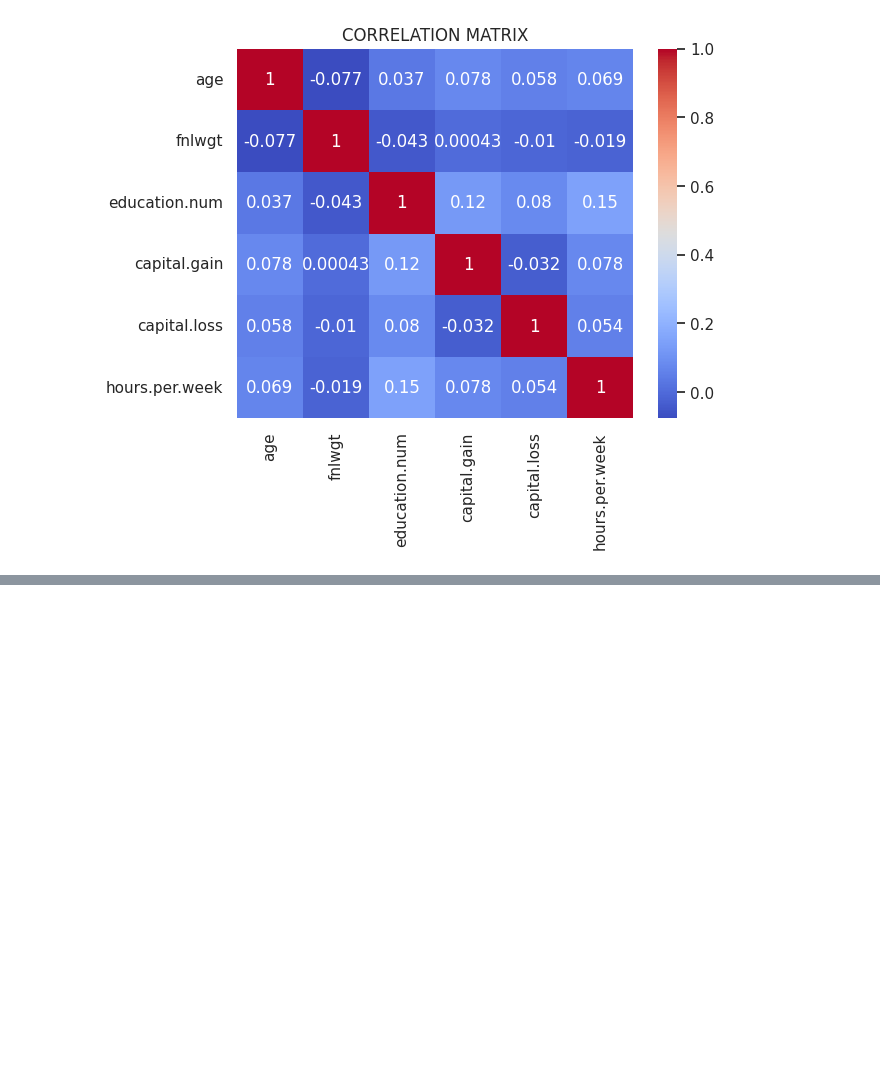
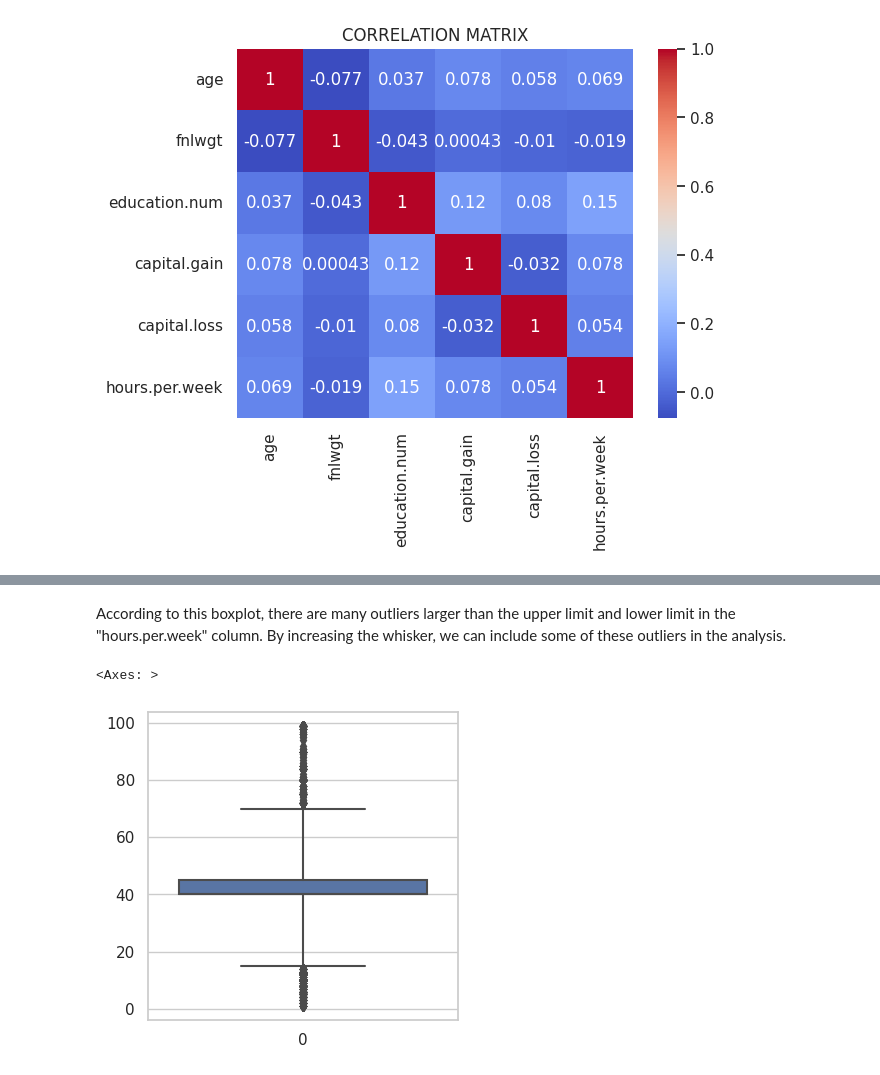
Before and after one commit to Ka275578/Adult_census_income, a Jupyter notebook: Adult_census_income_second_commit.ipynb, the cells around one changed output, grey strips where cells are left out. Cells and saved outputs as stored; diff of their text form; code cells hidden in the pictures; blank space fills up the shorter version.

```diff
--- a/Adult_census_income_second_commit.ipynb
+++ b/Adult_census_income_second_commit.ipynb
@@ -196,0 +226,8 @@ Text(0.5, 1.0, 'CORRELATION MATRIX')
+# %% [markdown]
+According to this boxplot, there are many outliers larger than the upper limit and lower limit in the "hours.per.week" column. By increasing the whisker, we can include some of these outliers in the analysis.
+# %%
+plt.figure(figsize=(4,4))
+sns.boxplot(data=df["hours.per.week"], whis=5)
+# %% [output]
+<Axes: >
+[figure, added]
```
Also changed, not shown: parts of 10 cells of this notebook.
